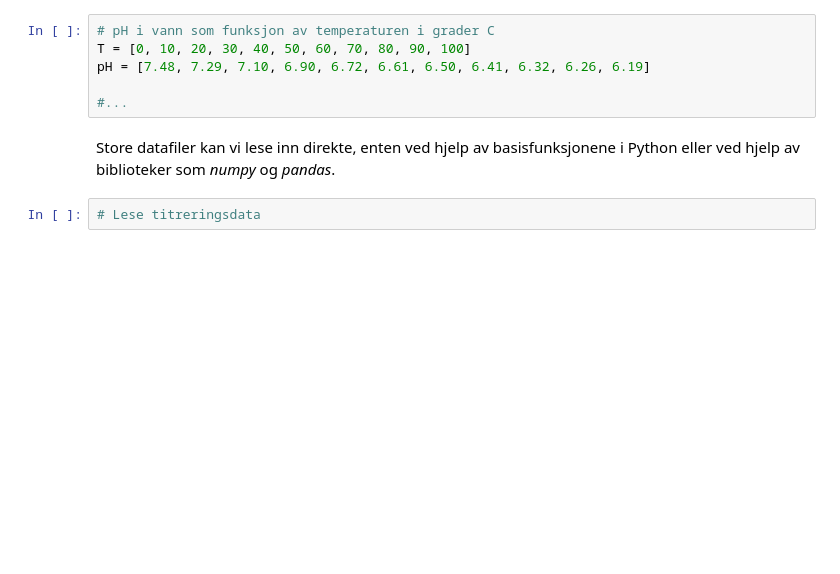
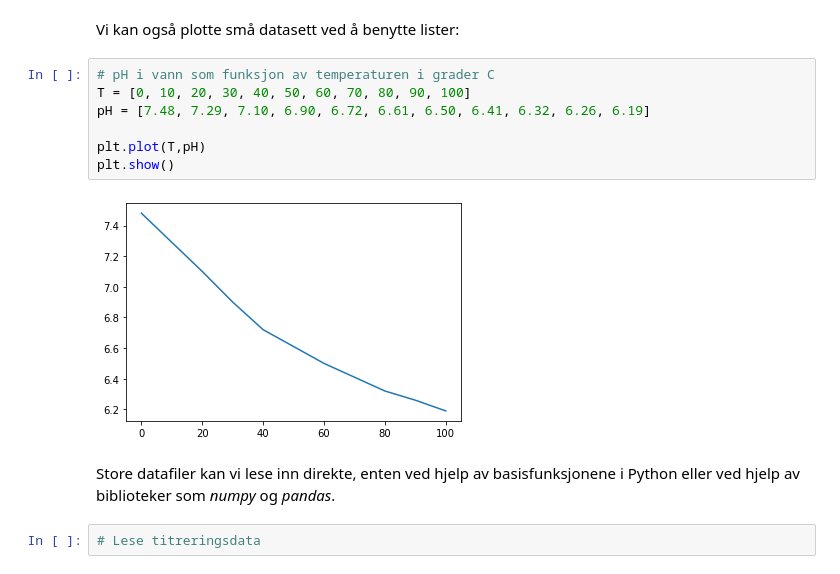
Before and after one commit to andreasdh/programmering-i-kjemi, a Jupyter notebook: docs/forelesninger/forelesning2_2021.ipynb, the cells around one changed output. Saved outputs shown, nothing was run; the diff lists cells and outputs as text; blank space fills up the shorter version.

```diff
--- a/docs/forelesninger/forelesning2_2021.ipynb
+++ b/docs/forelesninger/forelesning2_2021.ipynb
@@ -12,9 +27,14 @@ Vi kan også plotte små datasett ved å benytte lister:
+# %% [markdown]
+Vi kan også plotte små datasett ved å benytte lister:
 # %%
 # pH i vann som funksjon av temperaturen i grader C
 T = [0, 10, 20, 30, 40, 50, 60, 70, 80, 90, 100]
 pH = [7.48, 7.29, 7.10, 6.90, 6.72, 6.61, 6.50, 6.41, 6.32, 6.26, 6.19]
 
-#...
+plt.plot(T,pH)
+plt.show()
+# %% [output]
+[figure, added]
 # %% [markdown]
 Store datafiler kan vi lese inn direkte, enten ved hjelp av basisfunksjonene i Python eller ved hjelp av biblioteker som _numpy_ og _pandas_.
 # %%
```
Also changed, not shown: parts of 15 cells of this notebook.
